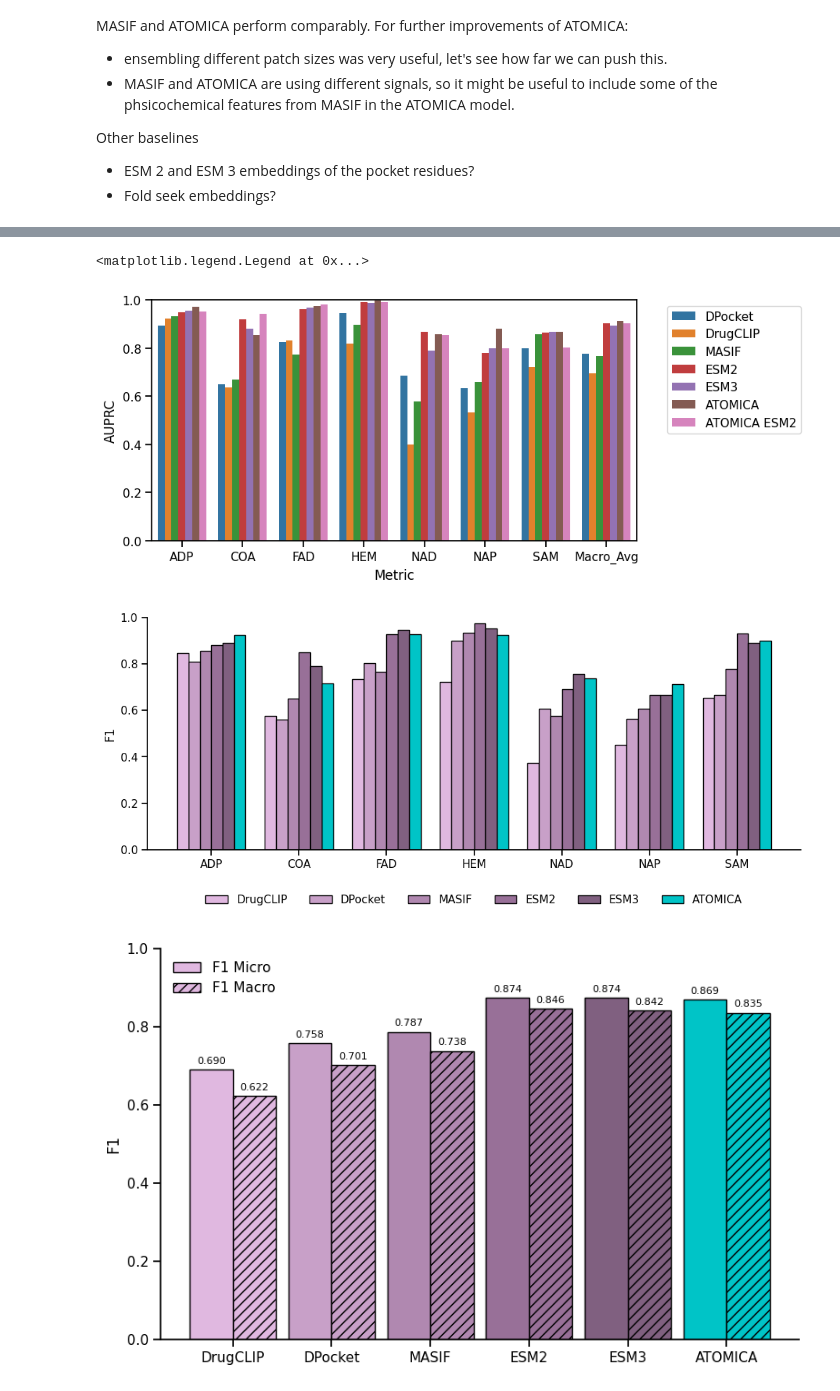
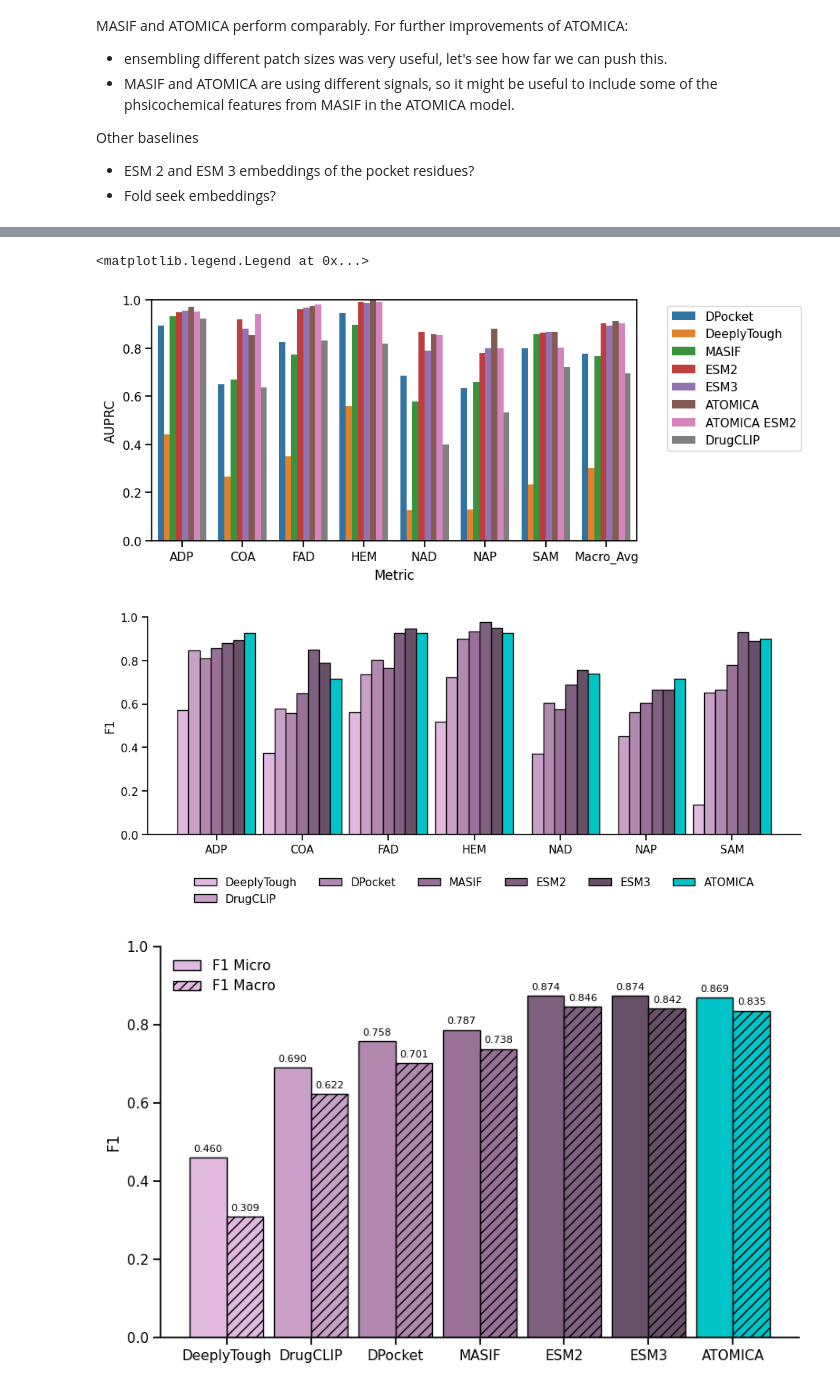
Before and after one commit to mims-harvard/ATOMICA, a Jupyter notebook: case_studies/masif_ligand_benchmark/analyse_dataset.ipynb, the cells around one changed output, grey strips where cells are left out. Cells and saved outputs as stored; diff of their text form; code cells hidden in the pictures.

```diff
--- a/case_studies/masif_ligand_benchmark/analyse_dataset.ipynb
+++ b/case_studies/masif_ligand_benchmark/analyse_dataset.ipynb
@@ -767,3 +769,10 @@ drugclip_predictions['true'] = drugclip_predictions['label'].apply(lambda x: MAS
+# %%
+with open("/n/holylfs06/LABS/mzitnik_lab/Lab/afang/ATOMICA/baselines/MASIF/models/DeeplyTough/checkpoints/hidden_dim_128_dropout_0.0_learning_rate_1e-3/test_predictions.json", "r") as f:
+    deeplytough_predictions = json.load(f)
+deeplytough_predictions = pd.DataFrame(deeplytough_predictions)
+deeplytough_predictions.rename(columns={'ids': 'pocket', 'probabilities': 'pred_probability', 'predictions': 'pred', 'labels': 'label'}, inplace=True)
+deeplytough_predictions['pred'] = deeplytough_predictions['pred'].apply(lambda x: MASIF_LIGAND_LABELS[x])
+deeplytough_predictions['true'] = deeplytough_predictions['label'].apply(lambda x: MASIF_LIGAND_LABELS[x])
 # %% [markdown]
 ## Conclusion
 MASIF and ATOMICA perform comparably. For further improvements of ATOMICA:
@@ -964,17 +973,17 @@ for metric, value in dpocket_metrics.items():
             'Std': 0.0
         })
 
-# DrugCLIP (no seeds, no error bars)
-drugclip_metrics = calculate_per_class_metrics(drugclip_predictions['label'], np.stack(drugclip_predictions['pred_probability'].tolist()), MASIF_LIGAND_LABELS)
-for metric, value in drugclip_metrics.items():
+# DeeplyTough (no seeds, no error bars)
+deeplytough_metrics = calculate_per_class_metrics(deeplytough_predictions['label'], np.stack(deeplytough_predictions['pred_probability'].tolist()), MASIF_LIGAND_LABELS)
+for metric, value in deeplytough_metrics.items():
     if metric != '_thresholds_used':
         metrics_table.append({
-            'Model': 'DrugCLIP',
+            'Model': 'DeeplyTough',
             'Metric': metric,
             'Value': value
         })
         metrics_table_with_errors.append({
-            'Model': 'DrugCLIP',
+            'Model': 'DeeplyTough',
             'Metric': metric,
             'Mean': value,
             'Std': 0.0
@@ -1052,6 +1061,23 @@ for metric, stats in atomica_esm2_metrics_with_error.items():
         'Std': stats['std']
     })
 
+# DrugCLIP (no seeds, no error bars)
+drugclip_metrics = calculate_per_class_metrics(drugclip_predictions['label'], np.stack(drugclip_predictions['pred_probability'].tolist()), MASIF_LIGAND_LABELS)
+for metric, value in drugclip_metrics.items():
+    if metric != '_thresholds_used':
+        metrics_table.append({
+            'Model': 'DrugCLIP',
+            'Metric': metric,
+            'Value': value
+        })
+        metrics_table_with_errors.append({
+            'Model': 'DrugCLIP',
+            'Metric': metric,
+            'Mean': value,
+            'Std': 0.0
+        })
+
+
 metrics_table_df = pd.DataFrame(metrics_table)
 metrics_table_with_errors_df = pd.DataFrame(metrics_table_with_errors)
 
@@ -1096,7 +1122,7 @@ ax.set_ylabel('AUPRC')
 plt.legend(bbox_to_anchor=(1.05, 1), loc='upper left')
 # %% [output]
 <matplotlib.legend.Legend at 0x...>
-[figure, old version]
+[figure, new version]
 # %%
 # Plot per-class F1 scores with error bars
 plot_df = metrics_table_with_errors_df[
@@ -1107,13 +1133,13 @@ plot_df = metrics_table_with_errors_df[
 fig, ax = plt.subplots(figsize=(10, 4.5))
 
 # Define colors
-palette = ['#E0B8E0', '#C8A0C8', '#B088B0', '#987098', '#806080', atomica_color]
+palette = ['#E0B8E0', '#C8A0C8', '#B088B0', '#987098', '#806080', '#685068', atomica_color]
 # palette = ['#E0B8E0', '#C8A0C8', '#B088B0', atomica_color]
 
 
 # Get unique metrics and models
 metrics_order = plot_df['Metric'].unique()
-models = ['DrugCLIP', 'DPocket', 'MASIF',  'ESM2', 'ESM3', 'ATOMICA']
+models = ['DeeplyTough', 'DrugCLIP', 'DPocket', 'MASIF', 'ESM2', 'ESM3', 'ATOMICA']
 # models = ['DPocket', 'DrugCLIP', 'MASIF', 'ATOMICA']
 
 # Prepare data for plotting
@@ -1143,7 +1169,7 @@ plt.tight_layout()
 plt.savefig('masif_ligand_benchmark_f1.svg', format='svg', bbox_inches='tight')
 plt.show()
 # %% [output]
-[figure, old version]
+[figure, new version]
 # %%
 # Plot F1 Macro and Micro averages with error bars
 plot_df = metrics_table_with_errors_df[
@@ -1160,7 +1186,7 @@ macro_df = plot_df[plot_df['Metric'].str.contains('Macro')].copy()
 # Get unique models in order
 # models = ['DPocket', 'MASIF', 'ESM2', 'ESM3', 'ATOMICA', 'ATOMICA ESM2']
 models = ['DPocket', 'DrugCLIP', 'MASIF', 'ATOMICA']
-models = ['DrugCLIP', 'DPocket', 'MASIF',  'ESM2', 'ESM3', 'ATOMICA']
+models = ['DeeplyTough', 'DrugCLIP', 'DPocket', 'MASIF',  'ESM2', 'ESM3', 'ATOMICA']
 plot_df = plot_df[plot_df['Model'].isin(models)]
 n_models = len(models)
 
@@ -1192,7 +1218,7 @@ fig, ax = plt.subplots(figsize=(8, 5))
 # Define colors for models
 # model_colors = ['#E0B8E0', '#C8A0C8', '#B088B0', '#987098', atomica_color, ensemble_color]
 model_colors = ['#E0B8E0', '#C8A0C8', '#B088B0', atomica_color]
-model_colors = ['#E0B8E0', '#C8A0C8', '#B088B0', '#987098', '#806080', atomica_color]
+model_colors = ['#E0B8E0', '#C8A0C8', '#B088B0', '#987098', '#806080', '#685068', atomica_color]
 
 
 # Plot bars side by side with error bars
@@ -1213,31 +1239,31 @@ for i in range(n_models):
     # F1 Micro label
     y_pos_micro = f1_micro_means[i] + f1_micro_stds[i] + 0.01
     ax.text(x[i] - width/2, y_pos_micro, f'{f1_micro_means[i]:.3f}',
             ha='center', va='bottom', fontsize=8, rotation=0)
 
     # F1 Macro label
     y_pos_macro = f1_macro_means[i] + f1_macro_stds[i] + 0.01
     ax.text(x[i] + width/2, y_pos_macro, f'{f1_macro_means[i]:.3f}',
             ha='center', va='bottom', fontsize=8, rotation=0)
 
 # Create custom legend with grey color
 from matplotlib.patches import Rectangle
 legend_elements = [
     Rectangle((0, 0), 1, 1, facecolor='#E0B8E0', edgecolor='black', label='F1 Micro'),
     Rectangle((0, 0), 1, 1, facecolor='#E0B8E0', edgecolor='black', hatch='///', label='F1 Macro')
 ]
 ax.legend(handles=legend_elements, loc='best', frameon=False)
 
 # Customize the plot
 ax.set_ylabel('F1', fontsize=12)
 ax.set_xlabel('', fontsize=12)
 ax.set_ylim(0.0, 1.0)
 ax.set_xticks(x)
 ax.set_xticklabels(models)
 sns.despine()
 
 plt.tight_layout()
 plt.savefig('masif_ligand_benchmark_f1_avg.svg', format='svg', bbox_inches='tight')
 plt.show()
 # %% [output]
-[figure, old version]
+[figure, new version]
```
Also changed, not shown: parts of 8 cells of this notebook, 3 other files.
